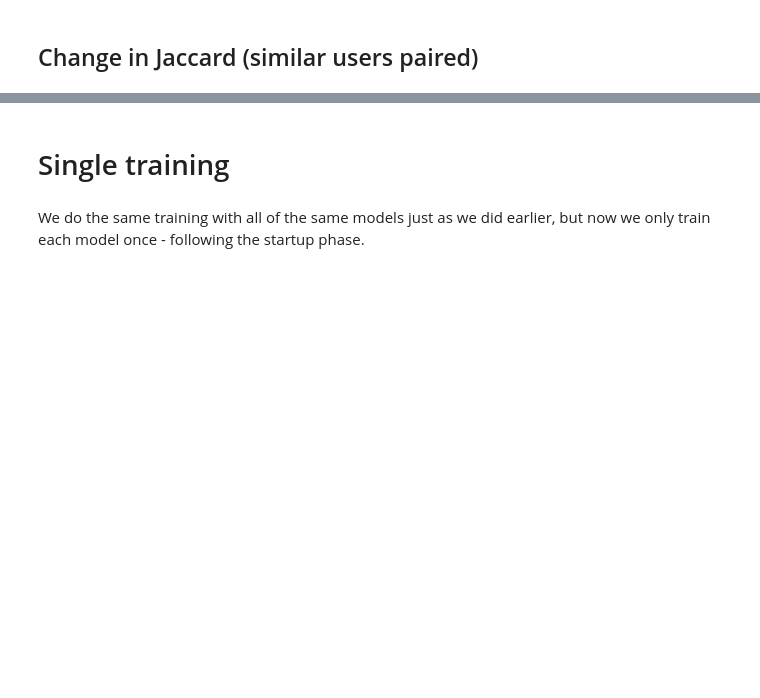
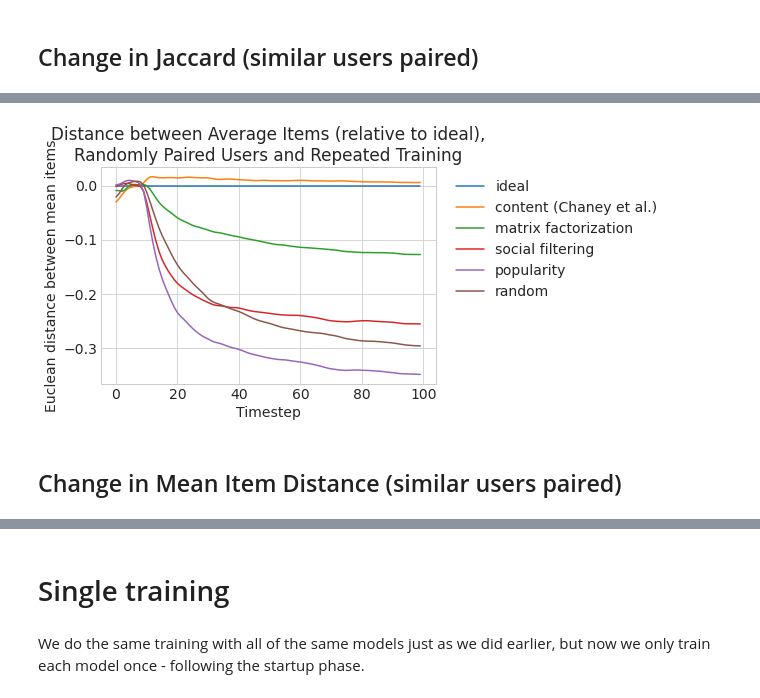
Before and after one commit to sunnymatt/t-recs-experiments, a Jupyter notebook: notebooks/chaney_replication.ipynb, the cells around one changed output, grey strips where cells are left out. Cells and saved outputs as stored; diff of their text form; code cells hidden in the pictures; blank space fills up the shorter version.

```diff
--- a/notebooks/chaney_replication.ipynb
+++ b/notebooks/chaney_replication.ipynb
@@ -643,0 +845,21 @@ plt.savefig('repeated_training_sim_pair.pdf', bbox_inches = "tight")
+# %%
+# get change in jaccard index just for ideal recommender
+ideal_dist = np.array(rep_train_results["mean_item_dist"]["ideal"])
+relative_dist = {}
+
+for model_key in model_keys:
+    abs_dist = np.array(rep_train_results["mean_item_dist"][model_key])
+    relative_dist[model_key] = (abs_dist - ideal_dist).mean(axis=0) # average across 10 trials
+# %%
+for m in model_keys:
+    plt.plot(gaussian_filter1d(np.copy(relative_dist[m][:200]), sigma=sigma), label=id_to_readable[m])
+plt.ylabel("Euclean distance between mean items")
+plt.xlabel("Timestep")
+plt.legend(facecolor='white', framealpha=1, loc='upper right', bbox_to_anchor=(1.7, 1.0))
+# plt.ylim(-0.1, 0.3)
+plt.title("Distance between Average Items (relative to ideal),\nRandomly Paired Users and Repeated Training")
+plt.savefig('repeated_training_mean_dist_rand_pair.pdf', bbox_inches = "tight")
+# %% [output]
+[figure, added]
+# %% [markdown]
+## Change in Mean Item Distance (similar users paired)
```
Also changed, not shown: parts of 32 cells of this notebook.
